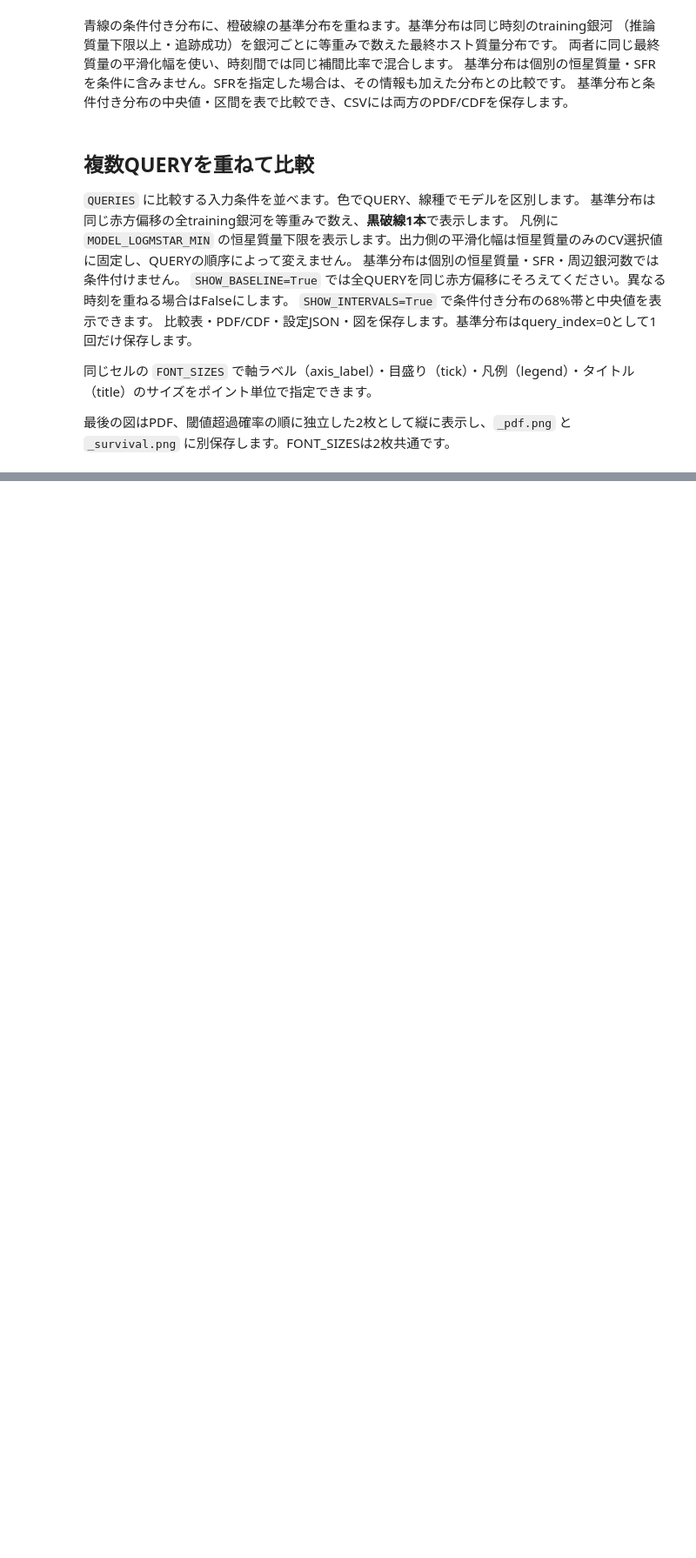
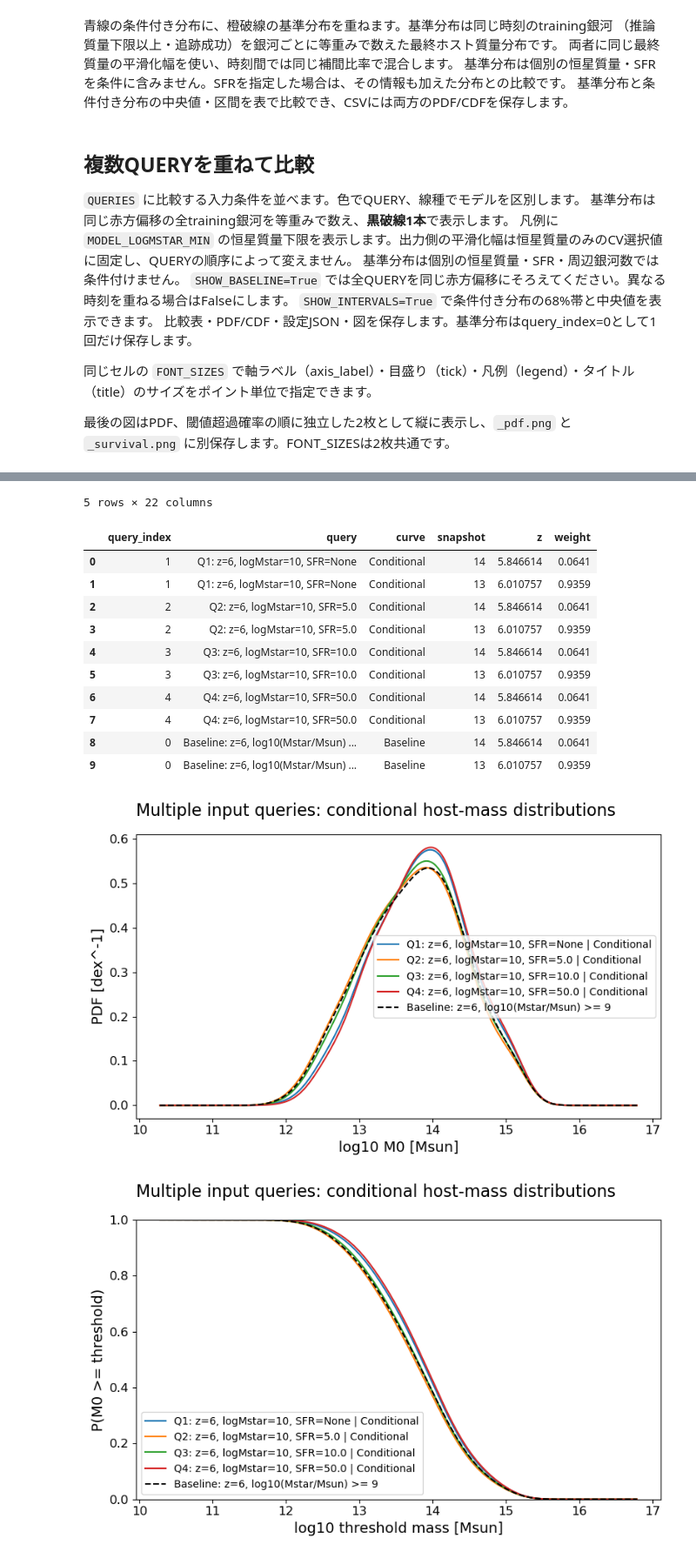
Before and after one commit to nakashima-K873/tng-work, a Jupyter notebook: protohalo/notebooks/09_tng300_latent_host_posterior.ipynb, the cells around one changed output, grey strips where cells are left out. Shown at 87% size. Saved outputs shown, nothing was run; the diff lists cells and outputs as text; code cells hidden in the pictures; blank space fills up the shorter version.

```diff
--- a/protohalo/notebooks/09_tng300_latent_host_posterior.ipynb
+++ b/protohalo/notebooks/09_tng300_latent_host_posterior.ipynb
@@ -920,7 +920,9 @@ model = LatentHostModel(train, selected, MODEL_LOGMSTAR_MIN)
 # Add/remove dictionaries to compare any number of inputs; values here are examples.
 QUERIES = [
     {'z': 6.0, 'logMstar': 10.0, 'sfr': None},
+    {'z': 6.0, 'logMstar': 10.0, 'sfr': 5.0},
     {'z': 6.0, 'logMstar': 10.0, 'sfr': 10.0},
+    {'z': 6.0, 'logMstar': 10.0, 'sfr': 50.0},
 ]
 # Font sizes in points (applied only to this final figure).
 FONT_SIZES = dict(axis_label=14, tick=12, legend=10, title=16)
@@ -1018,3 +1020,4 @@ for figure, suffix in zip(figures, ['pdf', 'survival']):
     display(figure)
     plt.close(figure)
 print('Results:', RESULTS.resolve())
+# %% [output]
@@ -1020,0 +1030,14 @@ print('Results:', RESULTS.resolve())
+5 rows × 22 columns
+|  | query_index | query | curve | snapshot | z | weight |
+| 0 | 1 | Q1: z=6, logMstar=10, SFR=None | Conditional | 14 | 5.846614 | 0.0641 |
+| 1 | 1 | Q1: z=6, logMstar=10, SFR=None | Conditional | 13 | 6.010757 | 0.9359 |
+| 2 | 2 | Q2: z=6, logMstar=10, SFR=5.0 | Conditional | 14 | 5.846614 | 0.0641 |
+| 3 | 2 | Q2: z=6, logMstar=10, SFR=5.0 | Conditional | 13 | 6.010757 | 0.9359 |
+| 4 | 3 | Q3: z=6, logMstar=10, SFR=10.0 | Conditional | 14 | 5.846614 | 0.0641 |
+| 5 | 3 | Q3: z=6, logMstar=10, SFR=10.0 | Conditional | 13 | 6.010757 | 0.9359 |
+| 6 | 4 | Q4: z=6, logMstar=10, SFR=50.0 | Conditional | 14 | 5.846614 | 0.0641 |
+| 7 | 4 | Q4: z=6, logMstar=10, SFR=50.0 | Conditional | 13 | 6.010757 | 0.9359 |
+| 8 | 0 | Baseline: z=6, log10(Mstar/Msun) ... | Baseline | 14 | 5.846614 | 0.0641 |
+| 9 | 0 | Baseline: z=6, log10(Mstar/Msun) ... | Baseline | 13 | 6.010757 | 0.9359 |
+[figure, added]
+[figure, added]
```
Also changed, not shown: parts of 1 cell of this notebook, 1 other file.
